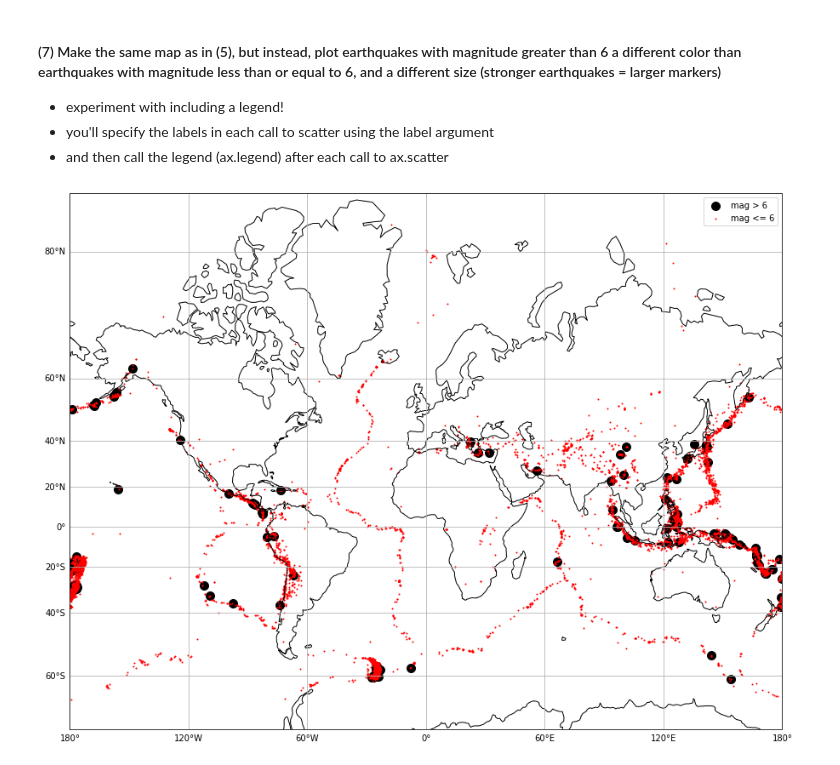
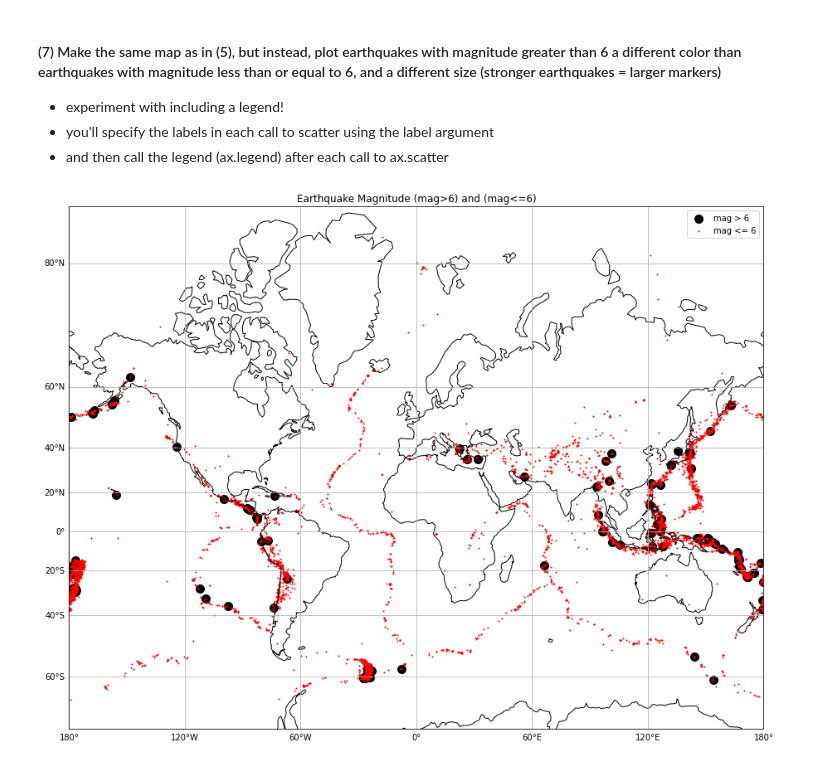
Before and after one commit to OmkarMehta/climate-data-science, a Jupyter notebook: Week 7 material/assignment/Week 7 Assignment Students.ipynb, the cells around one changed output. Saved outputs shown, nothing was run; the diff lists cells and outputs as text; code cells hidden in the pictures.

```diff
--- a/Week 7 material/assignment/Week 7 Assignment Students.ipynb
+++ b/Week 7 material/assignment/Week 7 Assignment Students.ipynb
@@ -213,32 +222,35 @@ proj = ccrs.Mercator()
 # axes
 fig, ax = plt.subplots(figsize=(15, 15), subplot_kw=dict(projection=proj))
 
 # add coastlines
 ax.coastlines()
 
 # Draw and modify gridlines
 gl = ax.gridlines(draw_labels=True)
 gl.top_labels = False
 gl.right_labels = False
 
 # Make the same map as in (5), but instead, plot earthquakes with magnitude greater than 6 a different color than earthquakes with magnitude less than or equal to 6, and a different size (stronger earthquakes = larger markers)
 # use the colormap to color the markers
 # add a legend to the map
 # if mag >6, plot its scatter plot with a larger marker
 # if mag <=6, plot its scatter plot with a smaller marker
 # get lat and lon of mag_gt6
 mag_gt6_lat = mag_gt6['latitude'].values
 mag_gt6_lon = mag_gt6['longitude'].values
 # get lat and lon of mag_lt6
 mag_lt6_lat = mag_lt6['latitude'].values
 mag_lt6_lon = mag_lt6['longitude'].values
 
 # plot scatter plot of mag_gt6 with a larger marker with a label with color 'black'
 ax.scatter(mag_gt6_lon, mag_gt6_lat, cmap=cmap_gt6, s=100, marker='o', transform=ccrs.PlateCarree(), label='mag > 6', c='black')
 # plot scatter plot of mag_lt6 with a smaller marker with color 'red'
 ax.scatter(mag_lt6_lon, mag_lt6_lat, cmap=cmap_lt6, s=1, marker='o', transform=ccrs.PlateCarree(), label='mag <= 6', c = 'red')
-
+# set x and y labels
+ax.set_xlabel('Longitude')
+ax.set_ylabel('Latitude')
+plt.title('Earthquake Magnitude (mag>6) and (mag<=6)')
 plt.legend()
 plt.show()
 # %% [output]
-[figure, old version]
+[figure, new version]
```
Also changed, not shown: parts of 3 cells of this notebook, 1 other file.
